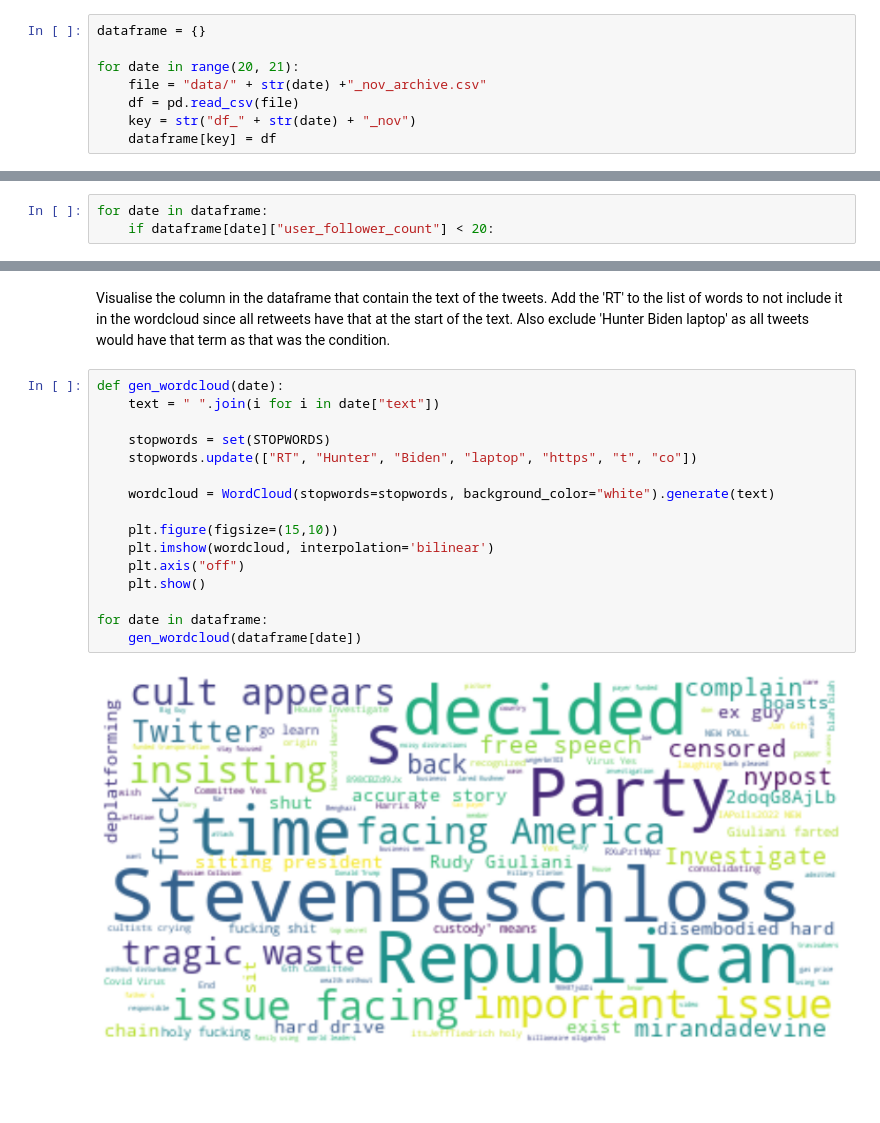
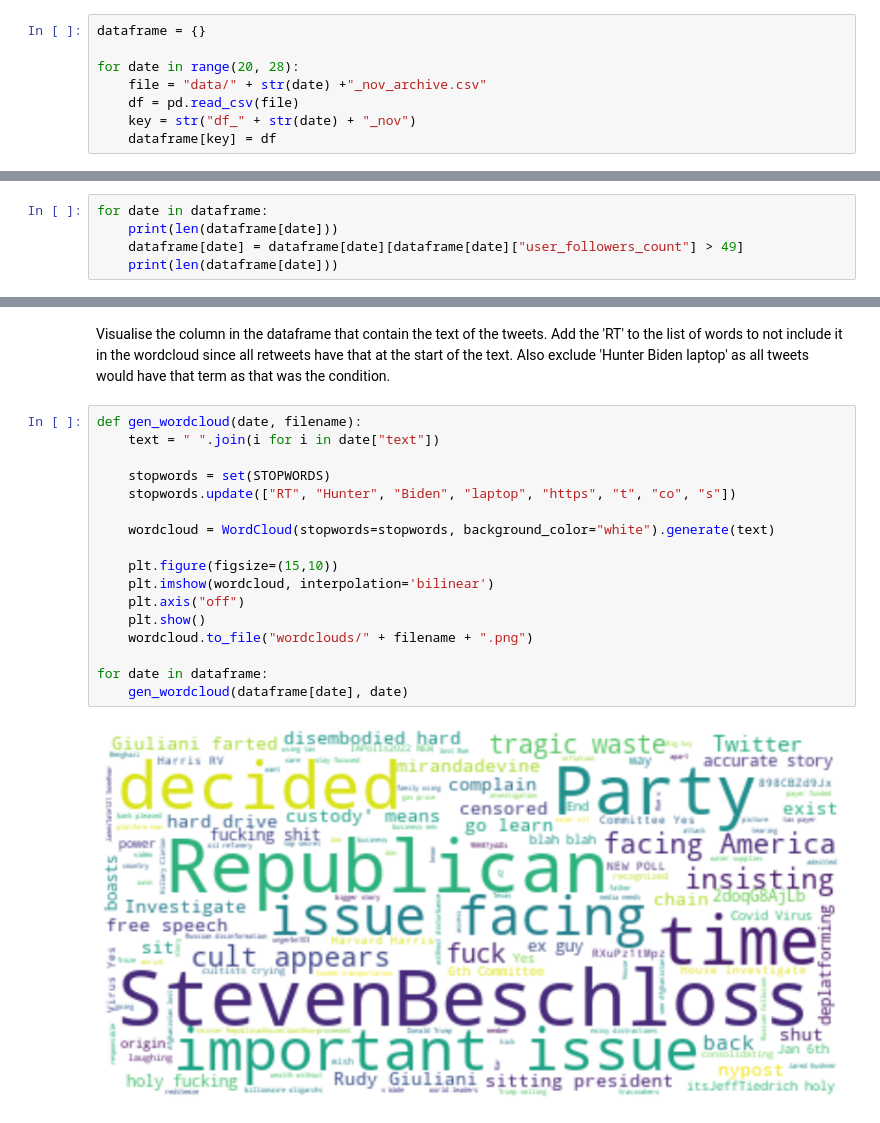
Before and after one commit to zzoeys/zzoeys.github.io, a Jupyter notebook: anthro390/plots/word_cloud.ipynb, the cells around one changed output, grey strips where cells are left out. Saved outputs shown, nothing was run; the diff lists cells and outputs as text; blank space fills up the shorter version.

```diff
--- a/anthro390/plots/word_cloud.ipynb
+++ b/anthro390/plots/word_cloud.ipynb
@@ -11,7 +11,7 @@ Read all csvs to a dataframe. There are seven csv files, one for each date from
 # %%
 dataframe = {}
 
-for date in range(20, 21):
+for date in range(20, 28):
     file = "data/" + str(date) +"_nov_archive.csv"
     df = pd.read_csv(file)
     key = str("df_" + str(date) + "_nov")
@@ -19,5 +39,7 @@ for date in range(20, 21):
 # %% [markdown]
 To get rid of spam, only the data with tweets from accounts with over 20 followers is kept.
-# %%
-for date in dataframe:
-    if dataframe[date]["user_follower_count"] < 20:
+# %%
+for date in dataframe:
+    print(len(dataframe[date]))
+    dataframe[date] = dataframe[date][dataframe[date]["user_followers_count"] > 49]
+    print(len(dataframe[date]))
@@ -44,20 +83,21 @@ print(dataframe["df_20_nov"].head())
 # %% [markdown]
 Visualise the column in the dataframe that contain the text of the tweets. Add the 'RT' to the list of words to not include it in the wordcloud since all retweets have that at the start of the text. Also exclude 'Hunter Biden laptop' as all tweets would have that term as that was the condition.
 # %%
-def gen_wordcloud(date):
+def gen_wordcloud(date, filename):
     text = " ".join(i for i in date["text"])
 
     stopwords = set(STOPWORDS)
-    stopwords.update(["RT", "Hunter", "Biden", "laptop", "https", "t", "co"])
+    stopwords.update(["RT", "Hunter", "Biden", "laptop", "https", "t", "co", "s"])
 
     wordcloud = WordCloud(stopwords=stopwords, background_color="white").generate(text)
 
     plt.figure(figsize=(15,10))
     plt.imshow(wordcloud, interpolation='bilinear')
     plt.axis("off")
     plt.show()
+    wordcloud.to_file("wordclouds/" + filename + ".png")
 
 for date in dataframe:
-    gen_wordcloud(dataframe[date])
+    gen_wordcloud(dataframe[date], date)
 # %% [output]
-[figure, old version]
+[figure, new version]
```
Also changed, not shown: parts of 4 cells of this notebook, 2 other files.
